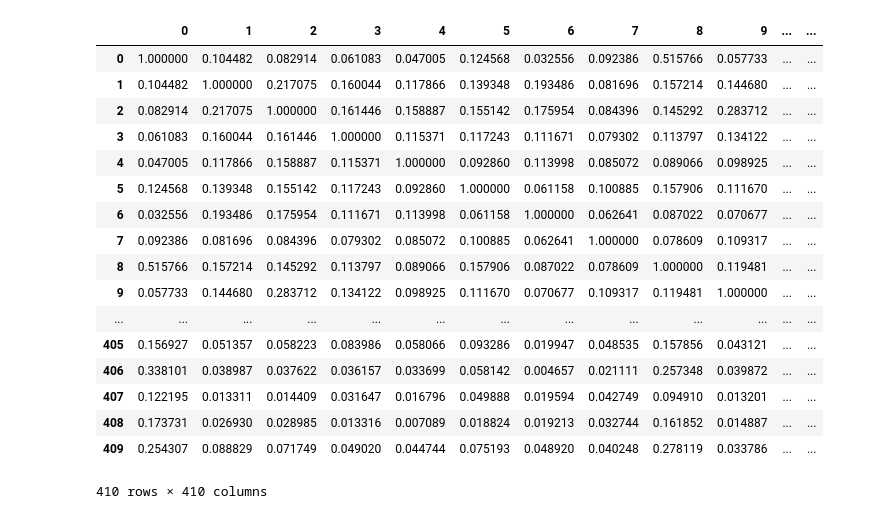
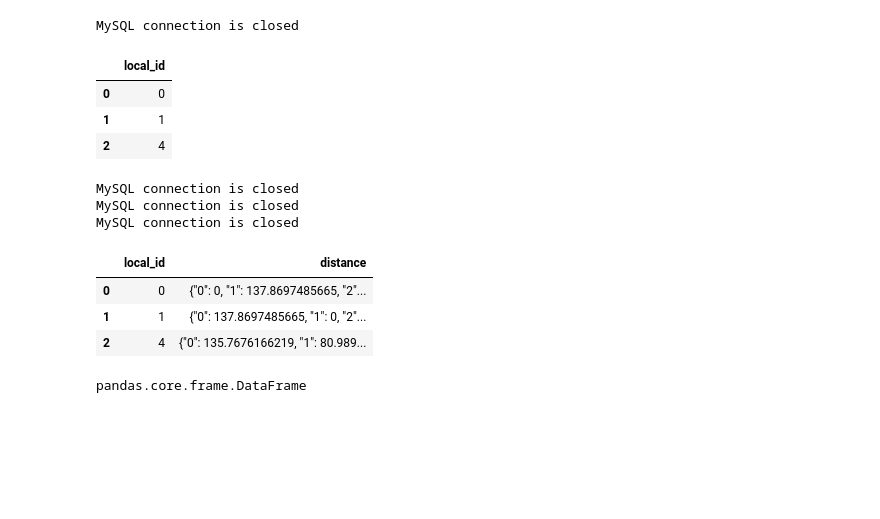
Before and after one commit to muksiddheswar/Hybrid-Recommender-System, a Jupyter notebook: test_nb_3.ipynb, the cells around one changed output. Cells and saved outputs as stored; diff of their text form; code cells hidden in the pictures; blank space fills up the shorter version.

```diff
--- a/test_nb_3.ipynb
+++ b/test_nb_3.ipynb
@@ -357,22 +0,0 @@ matrix([[127],
-# %%
-df = pd.DataFrame.from_records(cosine_sim_content)
-df
-# %% [output]
-|  | 0 | 1 | 2 | 3 | 4 | 5 | 6 | 7 | 8 | 9 | ... | ... |
-| 0 | 1.000000 | 0.104482 | 0.082914 | 0.061083 | 0.047005 | 0.124568 | 0.032556 | 0.092386 | 0.515766 | 0.057733 | ... | ... |
-| 1 | 0.104482 | 1.000000 | 0.217075 | 0.160044 | 0.117866 | 0.139348 | 0.193486 | 0.081696 | 0.157214 | 0.144680 | ... | ... |
-| 2 | 0.082914 | 0.217075 | 1.000000 | 0.161446 | 0.158887 | 0.155142 | 0.175954 | 0.084396 | 0.145292 | 0.283712 | ... | ... |
-| 3 | 0.061083 | 0.160044 | 0.161446 | 1.000000 | 0.115371 | 0.117243 | 0.111671 | 0.079302 | 0.113797 | 0.134122 | ... | ... |
-| 4 | 0.047005 | 0.117866 | 0.158887 | 0.115371 | 1.000000 | 0.092860 | 0.113998 | 0.085072 | 0.089066 | 0.098925 | ... | ... |
-| 5 | 0.124568 | 0.139348 | 0.155142 | 0.117243 | 0.092860 | 1.000000 | 0.061158 | 0.100885 | 0.157906 | 0.111670 | ... | ... |
-| 6 | 0.032556 | 0.193486 | 0.175954 | 0.111671 | 0.113998 | 0.061158 | 1.000000 | 0.062641 | 0.087022 | 0.070677 | ... | ... |
-| 7 | 0.092386 | 0.081696 | 0.084396 | 0.079302 | 0.085072 | 0.100885 | 0.062641 | 1.000000 | 0.078609 | 0.109317 | ... | ... |
-| 8 | 0.515766 | 0.157214 | 0.145292 | 0.113797 | 0.089066 | 0.157906 | 0.087022 | 0.078609 | 1.000000 | 0.119481 | ... | ... |
-| 9 | 0.057733 | 0.144680 | 0.283712 | 0.134122 | 0.098925 | 0.111670 | 0.070677 | 0.109317 | 0.119481 | 1.000000 | ... | ... |
-| ... | ... | ... | ... | ... | ... | ... | ... | ... | ... | ... | ... | ... |
-| 405 | 0.156927 | 0.051357 | 0.058223 | 0.083986 | 0.058066 | 0.093286 | 0.019947 | 0.048535 | 0.157856 | 0.043121 | ... | ... |
-| 406 | 0.338101 | 0.038987 | 0.037622 | 0.036157 | 0.033699 | 0.058142 | 0.004657 | 0.021111 | 0.257348 | 0.039872 | ... | ... |
-| 407 | 0.122195 | 0.013311 | 0.014409 | 0.031647 | 0.016796 | 0.049888 | 0.019594 | 0.042749 | 0.094910 | 0.013201 | ... | ... |
-| 408 | 0.173731 | 0.026930 | 0.028985 | 0.013316 | 0.007089 | 0.018824 | 0.019213 | 0.032744 | 0.161852 | 0.014887 | ... | ... |
-| 409 | 0.254307 | 0.088829 | 0.071749 | 0.049020 | 0.044744 | 0.075193 | 0.048920 | 0.040248 | 0.278119 | 0.033786 | ... | ... |
-410 rows × 410 columns
@@ -412,0 +5,15 @@ print("Model Created")
+# %%
+request_frame = {'article_id': [1011,1019,1022],
+        'duration': [120,300,50]
+        }
+# %%
+local_id = get_local_id(request_frame['article_id'])
+# %% [output]
+MySQL connection is closed
+# %%
+local_id
+# %% [output]
+|  | local_id |
+| 0 | 0 |
+| 1 | 1 |
+| 2 | 4 |
@@ -412,0 +83,31 @@ print("Model Created")
+# %%
+def get_euclidean_distance(local_id):
+    id_string = ''
+    for index, row in local_id.iterrows():
+        if index > 0:
+            id_string += ', '
+        id_string += str(row['local_id'])
+
+    conn = pymysql.connect(**connection_properties)
+    cursor = conn.cursor()
+    sql = get_euclidean_distance_query() % id_string
+
+    try:
+        df = pd.read_sql(sql, conn)
+
+        if(conn.open):
+           conn.close()
+           print("MySQL connection is closed")
+
+        return df
+
+    except Exception as e :
+        print ("Error while connecting to MySQL", e)
+# %%
+angles = get_angles(local_id)
+vector_magnitude = get_vector_magnitude()
+euclidean_distance = get_euclidean_distance(local_id)
+# %% [output]
+MySQL connection is closed
+MySQL connection is closed
+MySQL connection is closed
@@ -412,0 +117,11 @@ print("Model Created")
+# %%
+euclidean_distance
+# %% [output]
+|  | local_id | distance |
+| 0 | 0 | {"0": 0, "1": 137.8697485665, "2"... |
+| 1 | 1 | {"0": 137.8697485665, "1": 0, "2"... |
+| 2 | 4 | {"0": 135.7676166219, "1": 80.989... |
+# %%
+type(euclidean_distance)
+# %% [output]
+pandas.core.frame.DataFrame
```
Also changed, not shown: parts of 53 cells of this notebook, 3 other files.
